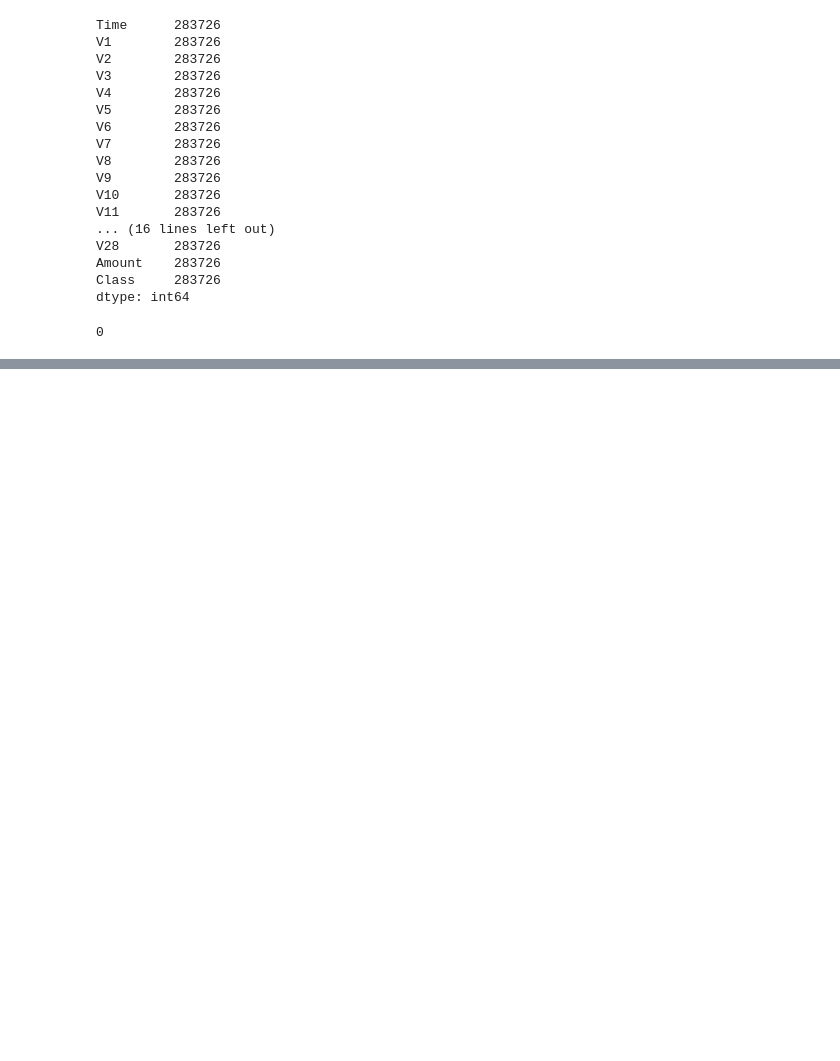
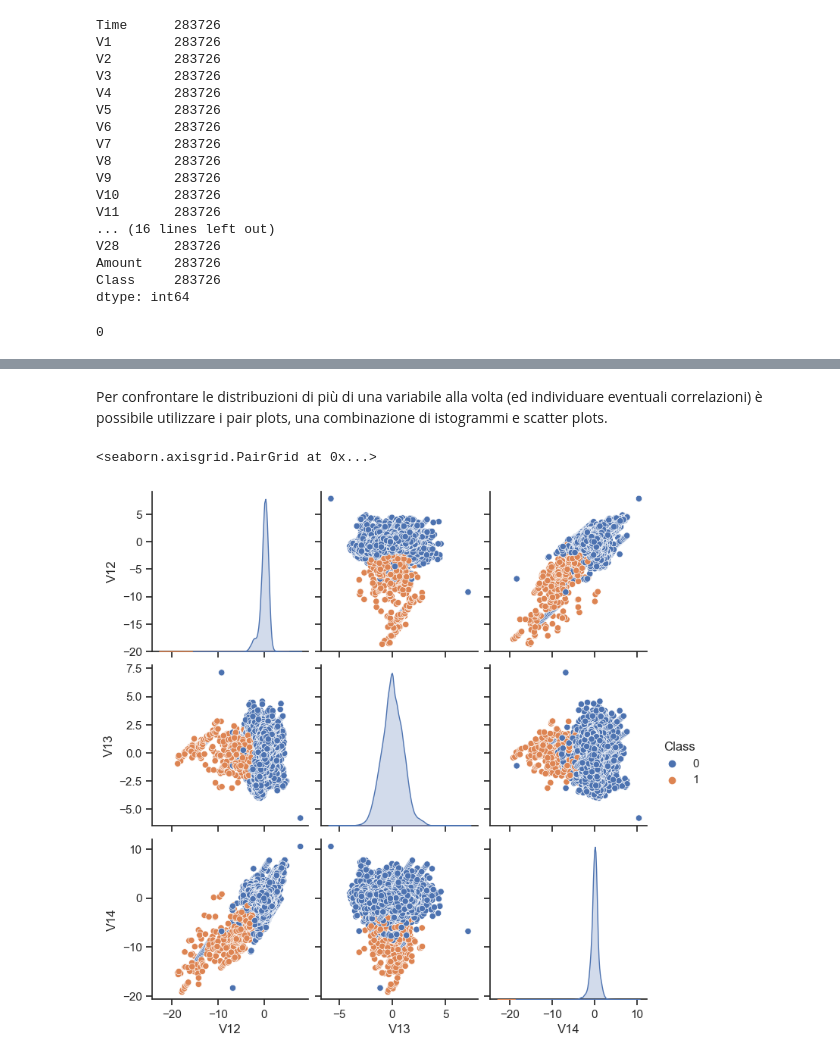
Before and after one commit to FrankDena/ProgettoML, a Jupyter notebook: progetto.ipynb, the cells around one changed output, grey strips where cells are left out. Cells and saved outputs as stored; diff of their text form; code cells hidden in the pictures; blank space fills up the shorter version.

```diff
--- a/progetto.ipynb
+++ b/progetto.ipynb
@@ -100,0 +147,12 @@ dataset.isnull().values.sum()
+# %% [markdown]
+Per confrontare le distribuzioni di più di una variabile alla volta (ed individuare eventuali correlazioni) è possibile utilizzare i pair plots, una combinazione di istogrammi e scatter plots.
+# %%
+# dalla matrice seguente è possibile osservare come tutte le osservazioni delle 3 feature siano
+# concentrate in un intorno del valor medio (ossia il valor 0).
+# Tra queste 3 feature sembra non esserci correlazione,
+# suggerendo come possano essere usate tutte e 3 in un successivo classificatore
+sns.set_theme(style="ticks")
+sns.pairplot(dataset[["V12","V13","V14","Class"]], hue="Class")
+# %% [output]
+<seaborn.axisgrid.PairGrid at 0x...>
+[figure, added]
```
Also changed, not shown: parts of 11 cells of this notebook.
